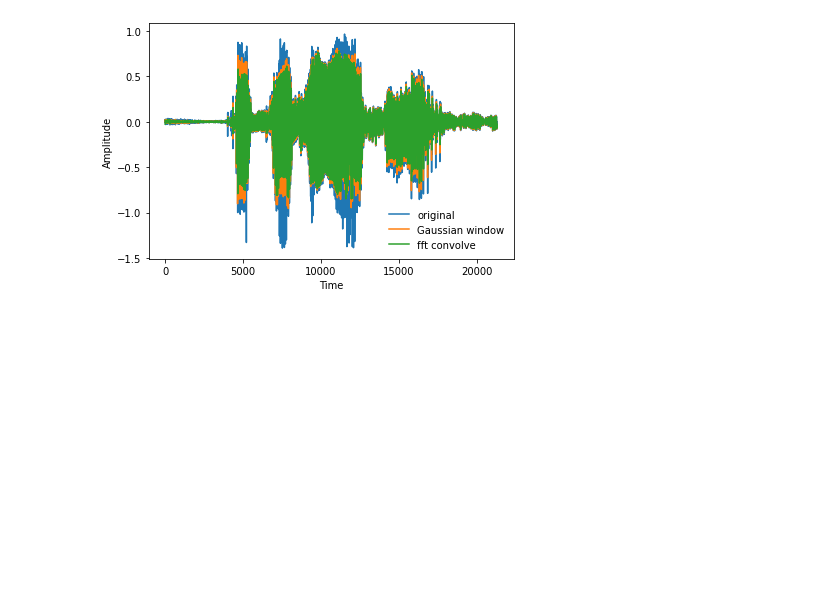
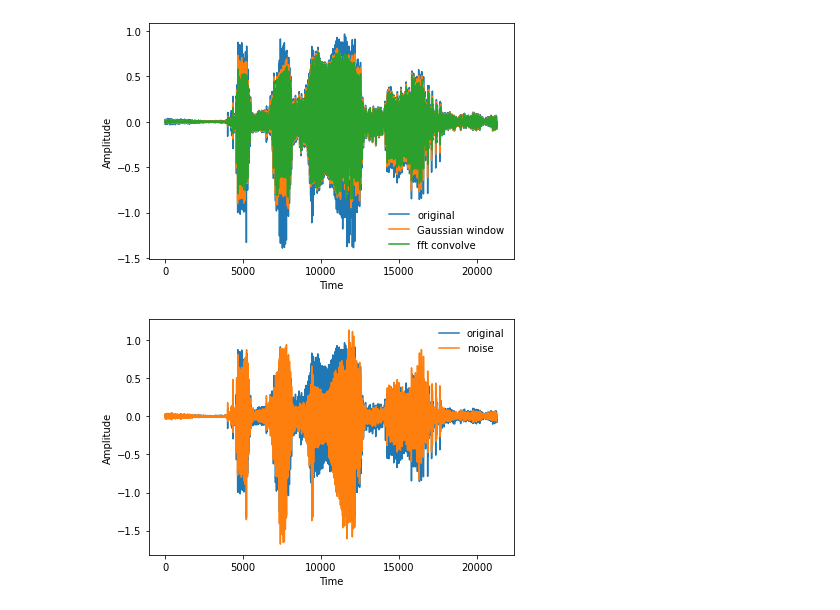
Before and after one commit to iamilyasedunov/audio-noise-analysis, a Jupyter notebook: research.ipynb, the cells around one changed output. Drawn from its saved outputs; the diff is of its cells as text; code cells hidden in the pictures; blank space fills up the shorter version.

```diff
--- a/research.ipynb
+++ b/research.ipynb
@@ -388,3 +390,21 @@ plt.plot(smoothed_fft.ys, label='fft convolve' )  #, color='red')
 decorate(xlabel='Time', ylabel='Amplitude')
 # %% [output]
 [figure]
+# %%
+n = 10000
+len_w = min(len(wave_orig.ys), len(smoothed_g.ys))
+sample, cleaned = np.zeros((len_w, )), np.zeros((len_w, ))
+cleaned = smoothed_g.ys[:len_w]
+sample = wave_orig.ys[:len_w]
+
+noise = np.array(cleaned - sample, dtype=np.float32)
+wave_noise = Wave(noise, framerate=dataset_row["sr"])
+wave_cleaned = Wave(cleaned, framerate=dataset_row["sr"])
+#plot_melspec(noise, dataset_row['sr'])
+#wave_noise.make_audio()
+plt.plot(wave_orig.ys, label='original')         #, color='green')
+plt.plot(noise, label='noise') #, color='pink')
+#plt.plot(cleaned, label='cleaned' ) #, color='red')
+decorate(xlabel='Time', ylabel='Amplitude')
+# %% [output]
+[figure, added]
```
Also changed, not shown: parts of 5 cells of this notebook, 1 other file.
